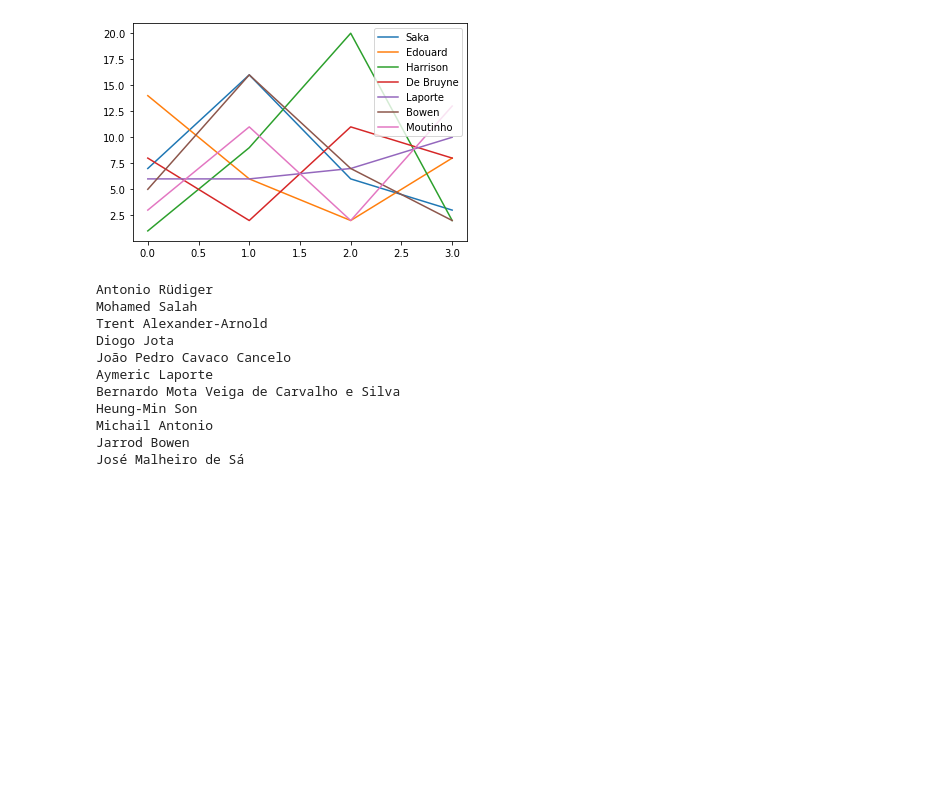
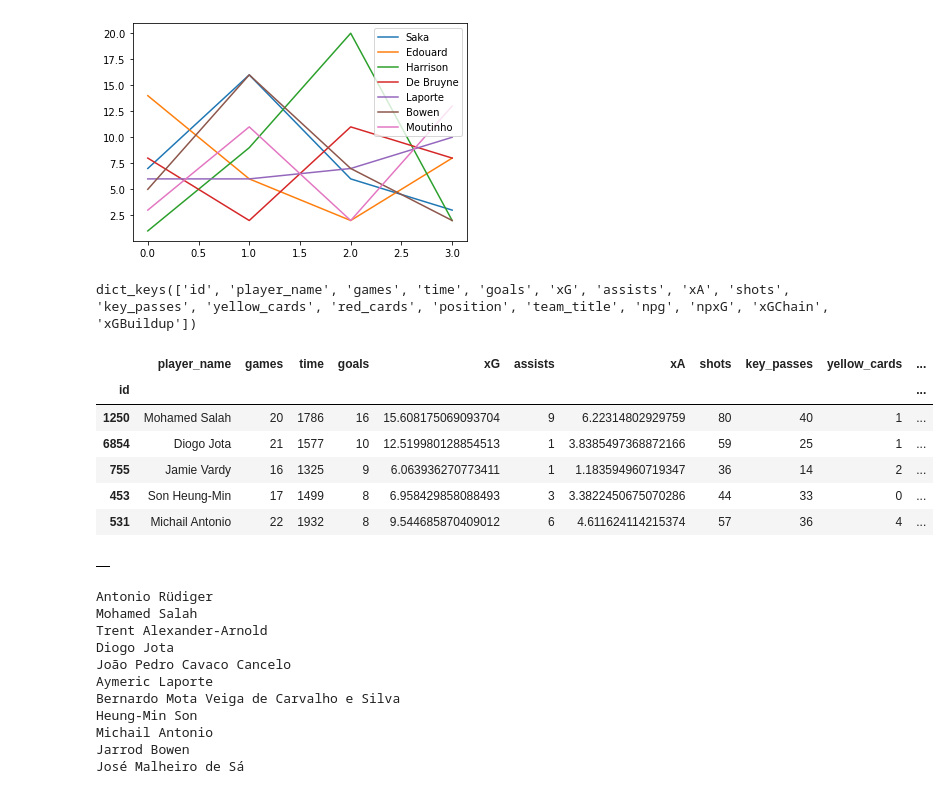
Before and after one commit to ap00la/fantasy_pl, a Jupyter notebook: Exploratory.ipynb, the cells around one changed output. Saved outputs shown, nothing was run; the diff lists cells and outputs as text; code cells hidden in the pictures; blank space fills up the shorter version.

Commit message:
added unistat data

```diff
--- a/Exploratory.ipynb
+++ b/Exploratory.ipynb
@@ -209,6 +209,41 @@ ax.legend()
 # %% [output]
 <matplotlib.legend.Legend at 0x...>
 [figure]
+# %%
+import json
+players = json.load(open('.data/raw_unistats.json'))
+players[0].keys()
+# %% [output]
+dict_keys(['id', 'player_name', 'games', 'time', 'goals', 'xG', 'assists', 'xA', 'shots', 'key_passes', 'yellow_cards', 'red_cards', 'position', 'team_title', 'npg', 'npxG', 'xGChain', 'xGBuildup'])
+# %%
+players = pd.json_normalize(players).set_index(['id'])
+players.head()
+# %% [output]
+|  | player_name | games | time | goals | xG | assists | xA | shots | key_passes | yellow_cards | ... |
+| id |  |  |  |  |  |  |  |  |  |  | ... |
+| 1250 | Mohamed Salah | 20 | 1786 | 16 | 15.608175069093704 | 9 | 6.22314802929759 | 80 | 40 | 1 | ... |
+| 6854 | Diogo Jota | 21 | 1577 | 10 | 12.519980128854513 | 1 | 3.8385497368872166 | 59 | 25 | 1 | ... |
+| 755 | Jamie Vardy | 16 | 1325 | 9 | 6.063936270773411 | 1 | 1.183594960719347 | 36 | 14 | 2 | ... |
+| 453 | Son Heung-Min | 17 | 1499 | 8 | 6.958429858088493 | 3 | 3.3822450675070286 | 44 | 33 | 0 | ... |
+| 531 | Michail Antonio | 22 | 1932 | 8 | 9.544685870409012 | 6 | 4.611624114215374 | 57 | 36 | 4 | ... |
+# %%
+players_new = pd.DataFrame()
+for player in players['player_name']:
+    name = player.split()
+    if len(name) < 1:
+        web_name = name
+        first_name = None
+        second_name = None
+    else:
+        first_name = name[0]
+        second_name = name[1:]
+        web_name = None
+    player_new = pd.Series([first_name, second_name, web_name])
+    pd.concat([players_new, player_new], axis=1)
+
+players_new.head()
+# %% [output]
+|  |
 # %%
 for player in data['elements']:
     if player['in_dreamteam'] is True:
```
Also changed, not shown: 2 other files.
